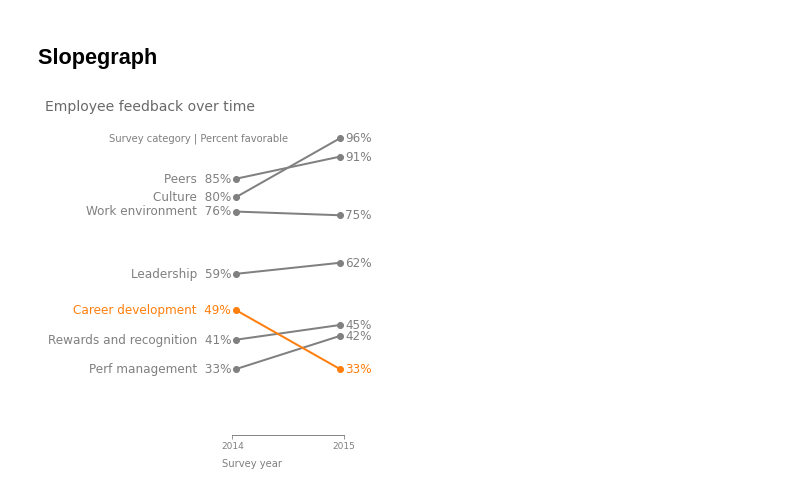
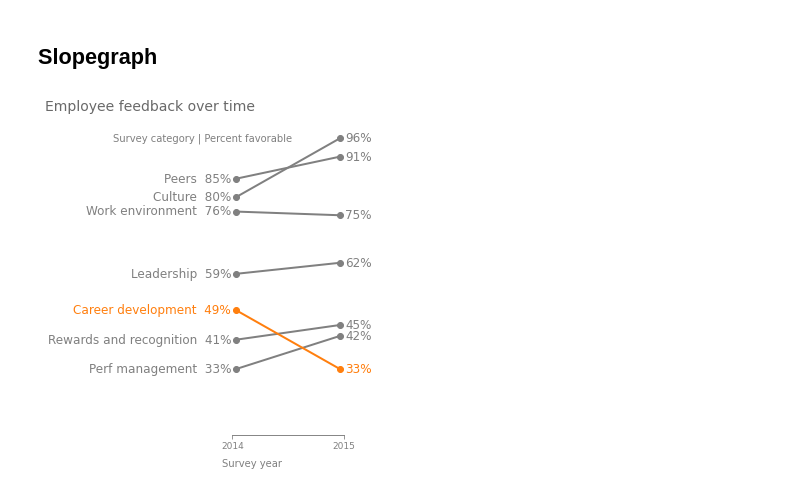
Before and after one commit to amandinhame/data-visualization-cookbook, a Jupyter notebook: matplotlib/storytelling_with_data.ipynb, the cells around one changed output. Cells and saved outputs as stored; diff of their text form; code cells hidden in the pictures.

```diff
--- a/matplotlib/storytelling_with_data.ipynb
+++ b/matplotlib/storytelling_with_data.ipynb
@@ -588,7 +588,7 @@ for r in range(len(data)):
 
 # Texts
 fig.text(0.05, 0.95, 'Employee feedback over time', color=palette['dark_grey'], fontsize=14)
-fig.text(0.22, 0.88, 'Survey category | Percent favorable', color=palette['grey'], fontsize=10, zorder=2)
+fig.text(0.23, 0.88, 'Survey category | Percent favorable', color=palette['grey'], fontsize=10, zorder=2)
 
 # # Axes
 for s in ax1.spines.values():
@@ -598,31 +598,31 @@ for s in ax2.spines.values():
     s.set_visible(False)
 
 ax.spines['top'].set_visible(False)
 ax.spines['left'].set_visible(False)
 ax.spines['right'].set_visible(False)
 
 ax.spines['bottom'].set_color(palette['dark_grey'])
 
 ax.set_alpha(0.5)
 
 ax.set_xlim(-0.04, 1.04)
 ax.set_ylim(15, 100)
 
 ax.set_xticks([-0.04, 1.04])
 ax.set_xticklabels(cols[1:])
 
 ax.get_yaxis().set_visible(False)
 
 ax1.get_xaxis().set_visible(False)
 ax1.get_yaxis().set_visible(False)
 
 ax2.get_xaxis().set_visible(False)
 ax2.get_yaxis().set_visible(False)
 
 ax.tick_params(color=palette['grey'], labelcolor=palette['grey'], labelsize=9)
 
 ax.set_xlabel('Survey year', x=0.18, y=0.1, color=palette['grey'], labelpad=8)
 
 plt.show()
 # %% [output]
-[figure, old version]
+[figure, new version]
```
Also changed, not shown: parts of 3 cells of this notebook.
